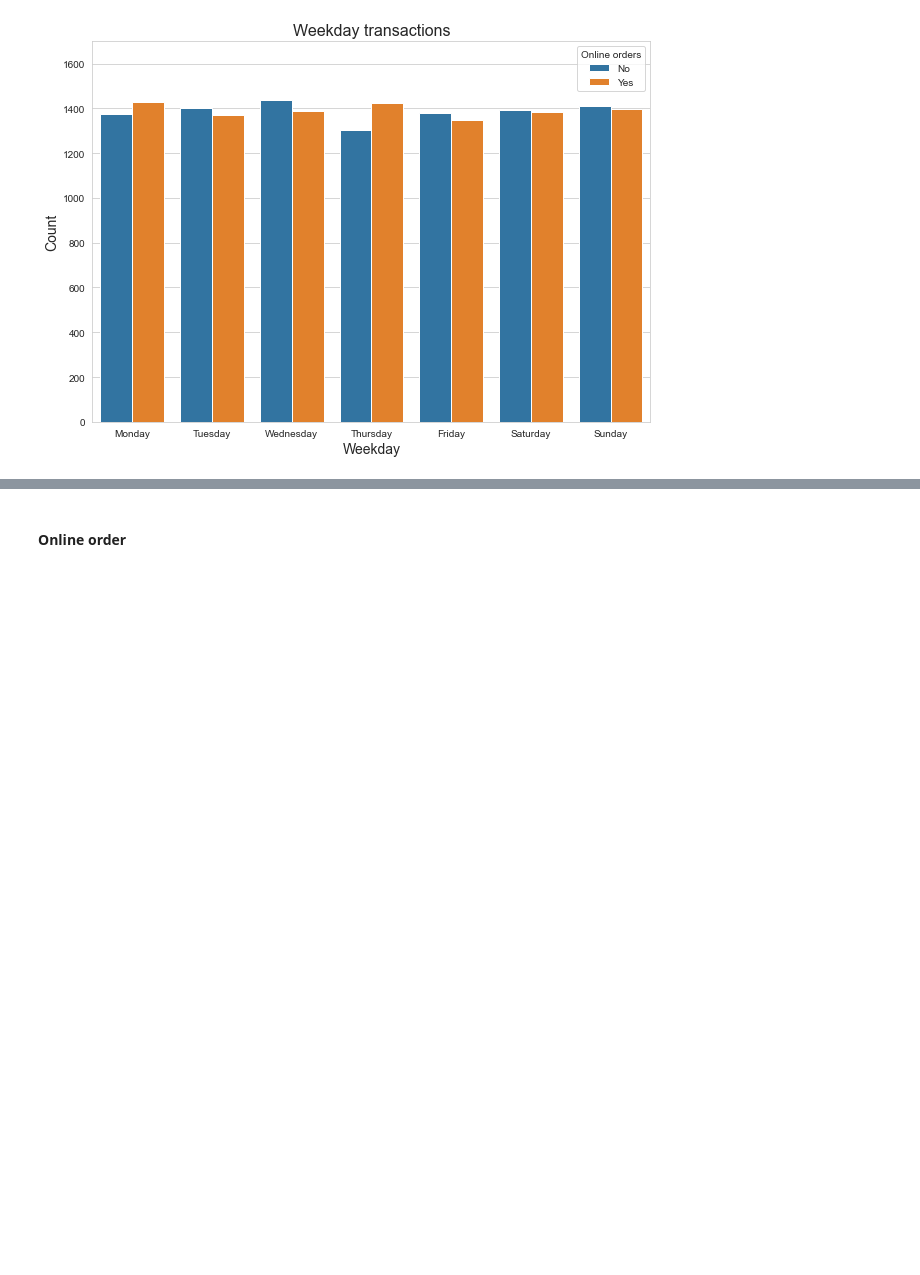
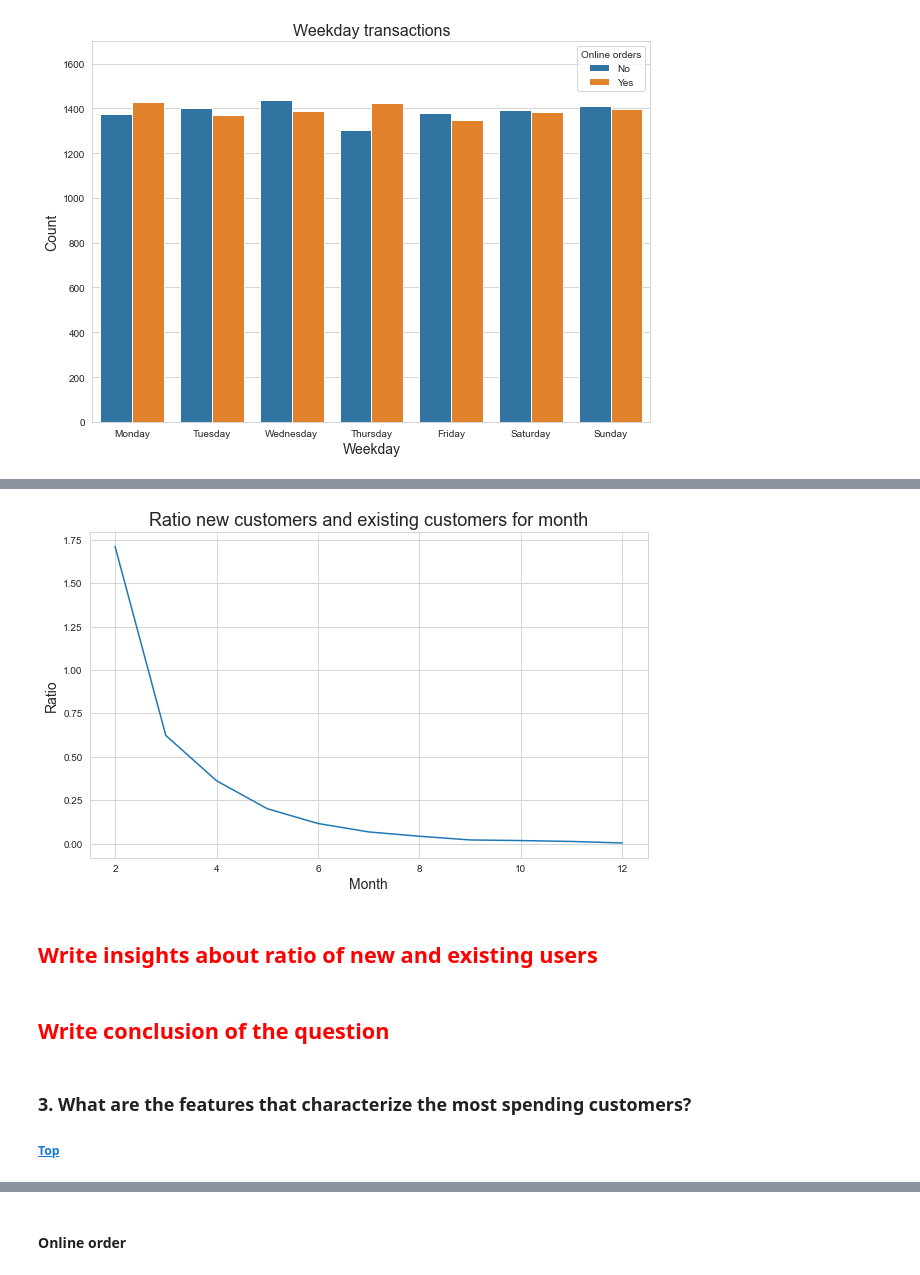
Before and after one commit to simo2712/VI_kpmg_data_analytics, a Jupyter notebook: Task_2/Task 2.2 - Data Insights.ipynb, the cells around one changed output, grey strips where cells are left out. Saved outputs shown, nothing was run; the diff lists cells and outputs as text; code cells hidden in the pictures; blank space fills up the shorter version.

```diff
--- a/Task_2/Task 2.2 - Data Insights.ipynb
+++ b/Task_2/Task 2.2 - Data Insights.ipynb
@@ -371,0 +455,11 @@ plt.show()
+# %%
+# Create the first purchase month
+first_purchase = transactions.groupby('customer_id')['month'].min().reset_index()
+first_purchase.columns = ['customer_id','month_first_purchase']
+
+# Merge the first purchase column with transactions dataset
+transactions = pd.merge(transactions, first_purchase, on='customer_id')
+# %%
+# Create column if new or existing customer
+transactions['new_customer'] = transactions['month'] <= transactions['month_first_purchase']
+transactions.head()
@@ -371,0 +474,9 @@ plt.show()
+# %%
+# Count the number of new customers and existing customer per months
+customers = transactions.groupby(['month','new_customer'])['customer_id'].nunique().reset_index()
+ratio_newold_customers = customers.pivot(index='month', columns='new_customer', values='customer_id').reset_index()
+ratio_newold_customers.columns = ['month','existing_customers','new_customers']
+
+# Create ratio of new_customers over old customers
+ratio_newold_customers['ratio_new_customers'] = ratio_newold_customers['new_customers']/ratio_newold_customers['existing_customers']
+ratio_newold_customers
@@ -371,0 +497,16 @@ plt.show()
+# %%
+plt.figure(figsize=(10,6))
+sns.lineplot(data=ratio_newold_customers,x='month',y='ratio_new_customers')
+plt.xlabel('Month', fontsize=14)
+plt.ylabel('Ratio', fontsize=14)
+plt.title('Ratio new customers and existing customers for month', fontsize=18)
+plt.show()
+# %% [output]
+[figure, added]
+# %% [markdown]
+## <span style="color:red">Write insights about ratio of new and existing users</span>
+# %% [markdown]
+## <span style="color:red">Write conclusion of the question</span>
+# %% [markdown]
+### <a id='Question3'></a> 3. What are the features that characterize the most spending customers?
+##### [Top](#top)
```
Also changed, not shown: parts of 30 cells of this notebook.
